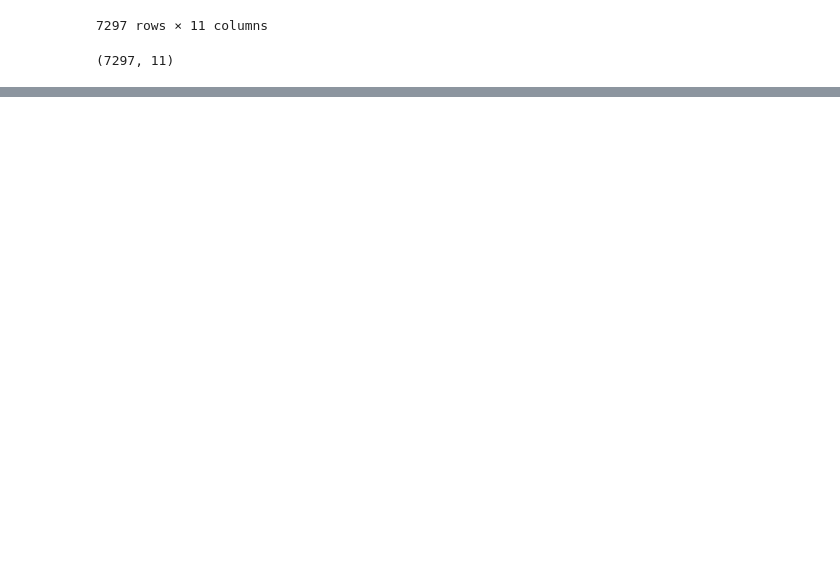
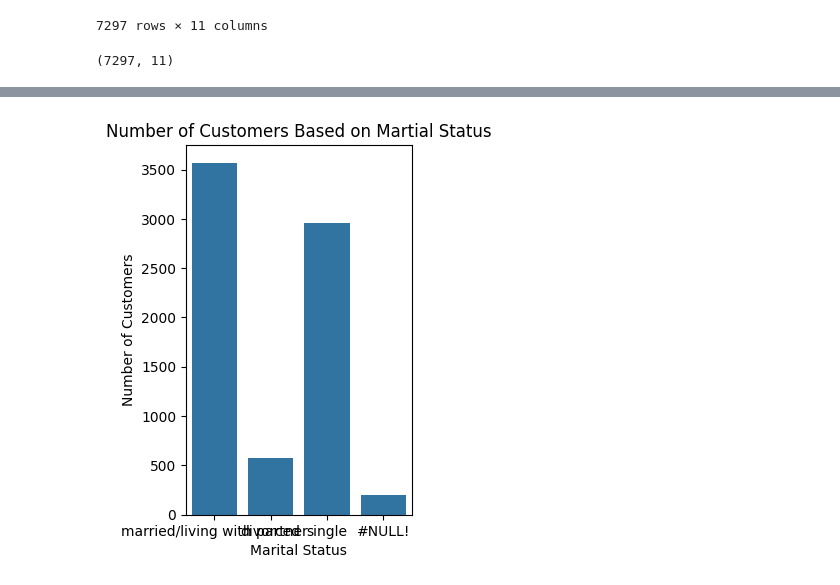
Before and after one commit to uplearni/CreditLimitReccomender, a Jupyter notebook: CreditLimitProject.ipynb, the cells around one changed output, grey strips where cells are left out. Cells and saved outputs as stored; diff of their text form; code cells hidden in the pictures; blank space fills up the shorter version.

```diff
--- a/CreditLimitProject.ipynb
+++ b/CreditLimitProject.ipynb
@@ -85,0 +134,12 @@ Credit_Data2.shape
+# %%
+
+# 2. number of customers per martial status
+ax2 = plt.subplot(1,2,2)
+sns.countplot(data=Credit_Data2,x=Marital_Status, ax=ax2)
+plt.title("Number of Customers Based on Martial Status")
+plt.xlabel("Marital Status")
+plt.ylabel("Number of Customers")
+plt.show()
+#result : married and single people are in majority
+# %% [output]
+[figure, added]
```
Also changed, not shown: parts of 7 cells of this notebook.
